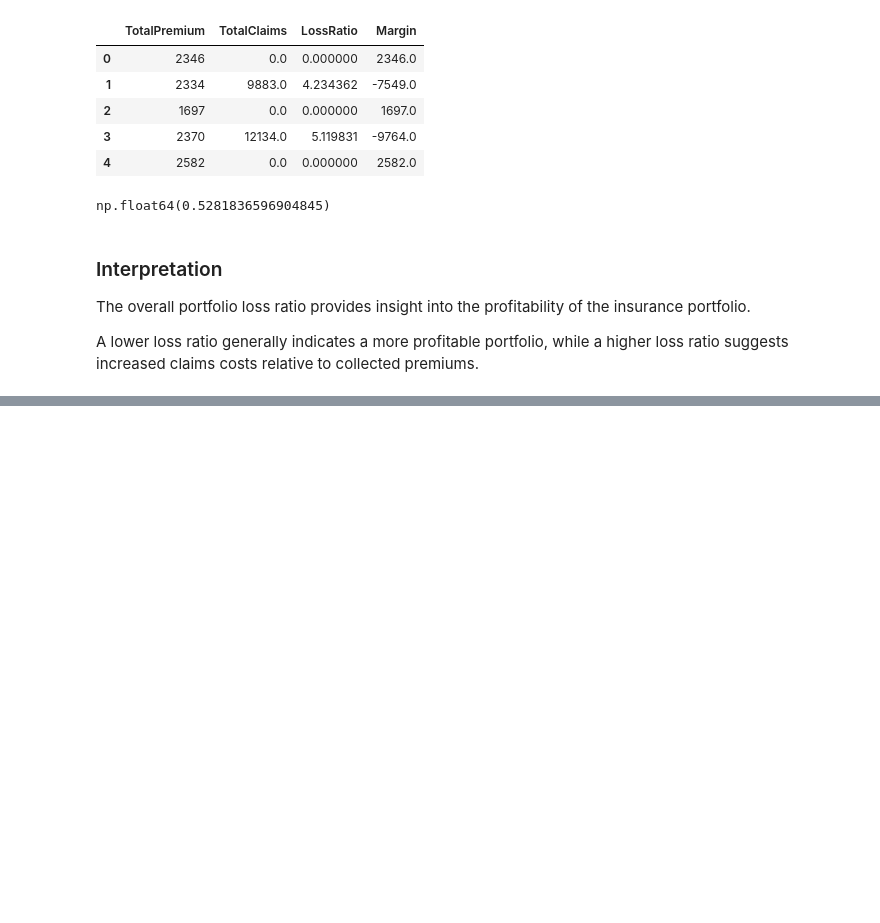
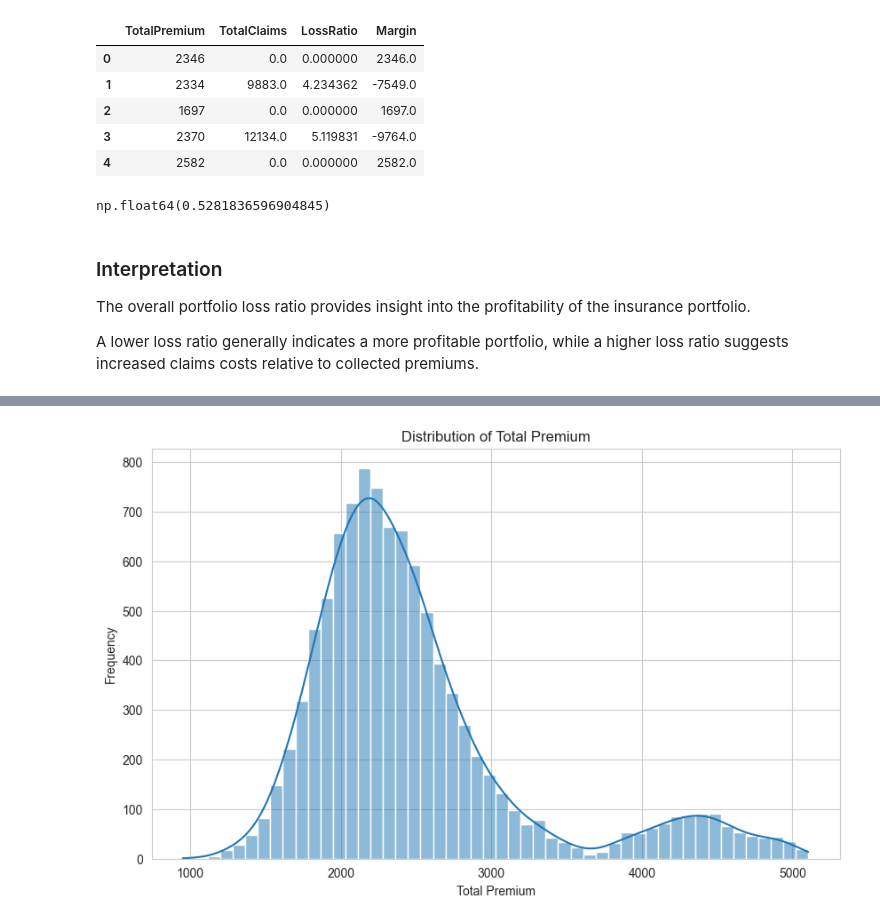
Before and after one commit to Viv-la/insurance-risk-analytics, a Jupyter notebook: notebooks/01_eda.ipynb, the cells around one changed output, grey strips where cells are left out. Saved outputs shown, nothing was run; the diff lists cells and outputs as text; code cells hidden in the pictures; blank space fills up the shorter version.

```diff
--- a/notebooks/01_eda.ipynb
+++ b/notebooks/01_eda.ipynb
@@ -160,0 +169,12 @@ A lower loss ratio generally indicates a more profitable portfolio, while a high
+# %%
+plt.figure(figsize=(10,6))
+
+sns.histplot(df['TotalPremium'], bins=50, kde=True)
+
+plt.title('Distribution of Total Premium')
+plt.xlabel('Total Premium')
+plt.ylabel('Frequency')
+
+plt.show()
+# %% [output]
+[figure, added]
```
Also changed, not shown: parts of 8 cells of this notebook.
